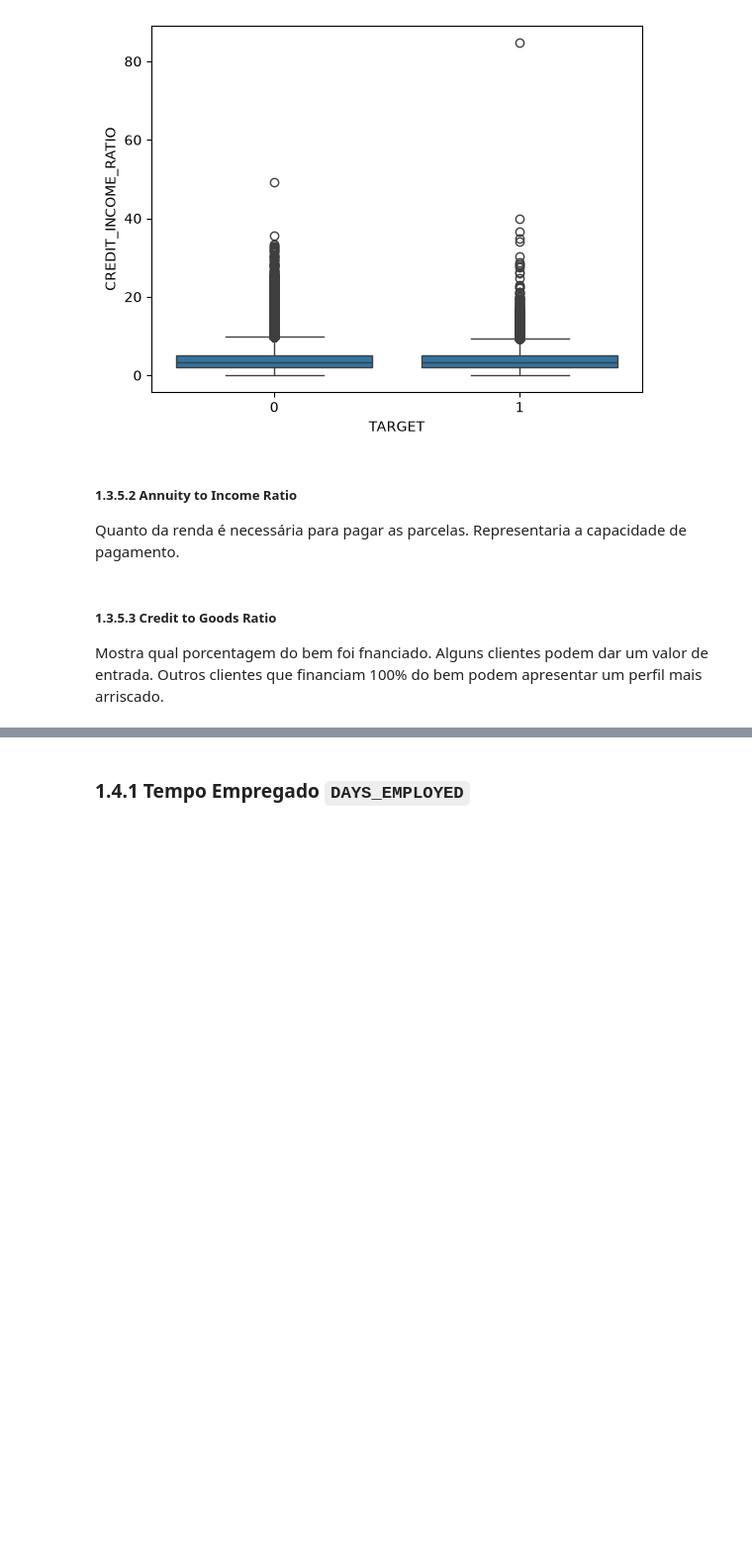
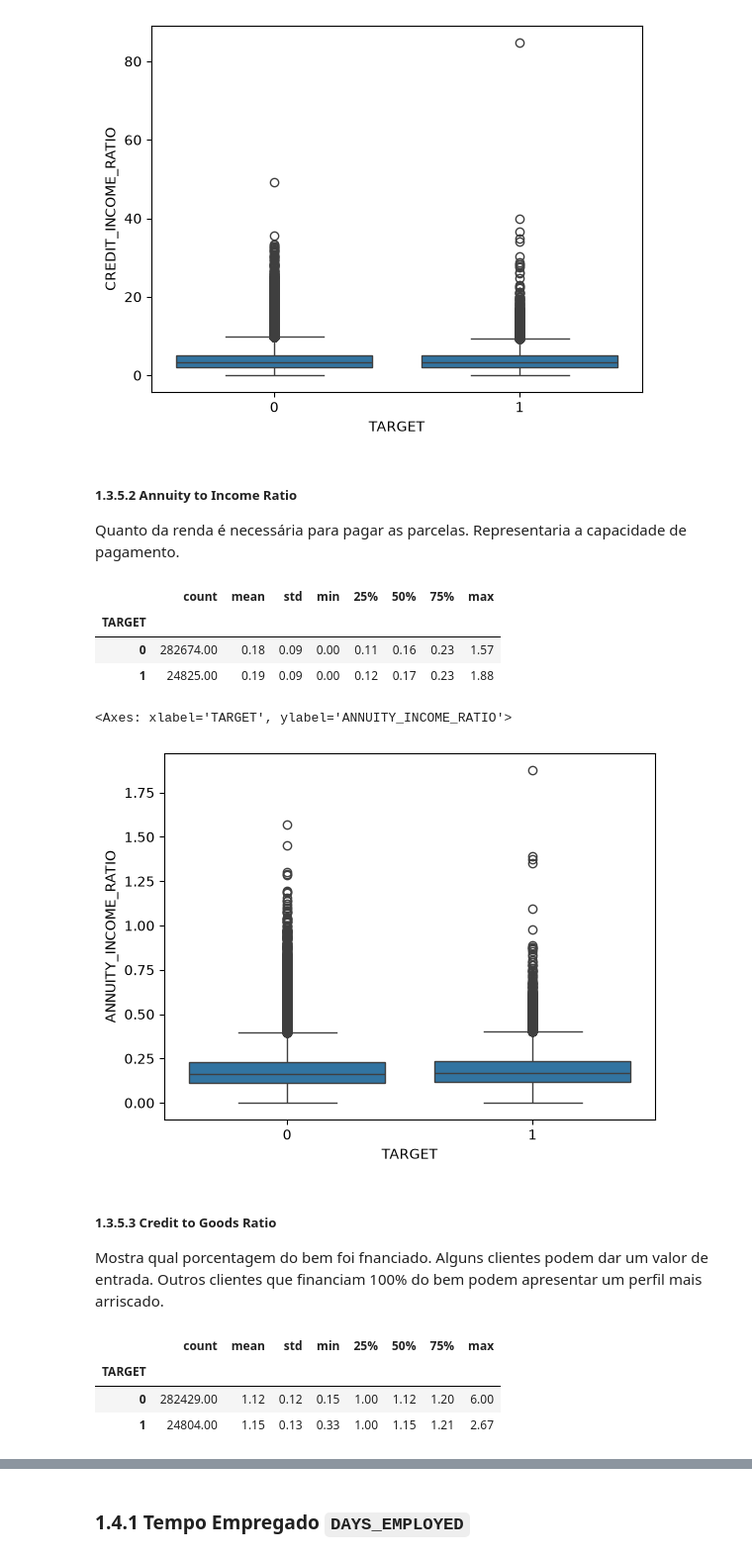
Before and after one commit to luccascruz/projeto-ml-labdata, a Jupyter notebook: DataPipeline/exp_analysis.ipynb, the cells around one changed output, grey strips where cells are left out. Shown at 99% size. Cells and saved outputs as stored; diff of their text form; code cells hidden in the pictures; blank space fills up the shorter version.

```diff
--- a/DataPipeline/exp_analysis.ipynb
+++ b/DataPipeline/exp_analysis.ipynb
@@ -1138,6 +1138,27 @@ sns.boxplot(
 ##### 1.3.5.2 Annuity to Income Ratio
 
 Quanto da renda é necessária para pagar as parcelas. Representaria a capacidade de pagamento.
+# %%
+df_application["ANNUITY_INCOME_RATIO"] = (
+    df_application["AMT_ANNUITY"] /
+    df_application["AMT_INCOME_TOTAL"]
+)
+# %%
+df_application.groupby("TARGET")["ANNUITY_INCOME_RATIO"].describe()
+# %% [output]
+|  | count | mean | std | min | 25% | 50% | 75% | max |
+| TARGET |  |  |  |  |  |  |  |  |
+| 0 | 282674.00 | 0.18 | 0.09 | 0.00 | 0.11 | 0.16 | 0.23 | 1.57 |
+| 1 | 24825.00 | 0.19 | 0.09 | 0.00 | 0.12 | 0.17 | 0.23 | 1.88 |
+# %%
+sns.boxplot(
+    data=df_application,
+    x="TARGET",
+    y="ANNUITY_INCOME_RATIO",
+)
+# %% [output]
+<Axes: xlabel='TARGET', ylabel='ANNUITY_INCOME_RATIO'>
+[figure, added]
 # %% [markdown]
 ##### 1.3.5.3 Credit to Goods Ratio
 
@@ -1144,0 +1171,7 @@ Mostra qual porcentagem do bem foi fnanciado. Alguns clientes podem dar um valor
+# %%
+df_application.groupby("TARGET")["CREDIT_GOODS_RATIO"].describe()
+# %% [output]
+|  | count | mean | std | min | 25% | 50% | 75% | max |
+| TARGET |  |  |  |  |  |  |  |  |
+| 0 | 282429.00 | 1.12 | 0.12 | 0.15 | 1.00 | 1.12 | 1.20 | 6.00 |
+| 1 | 24804.00 | 1.15 | 0.13 | 0.33 | 1.00 | 1.15 | 1.21 | 2.67 |
```
Also changed, not shown: parts of 94 cells of this notebook.
